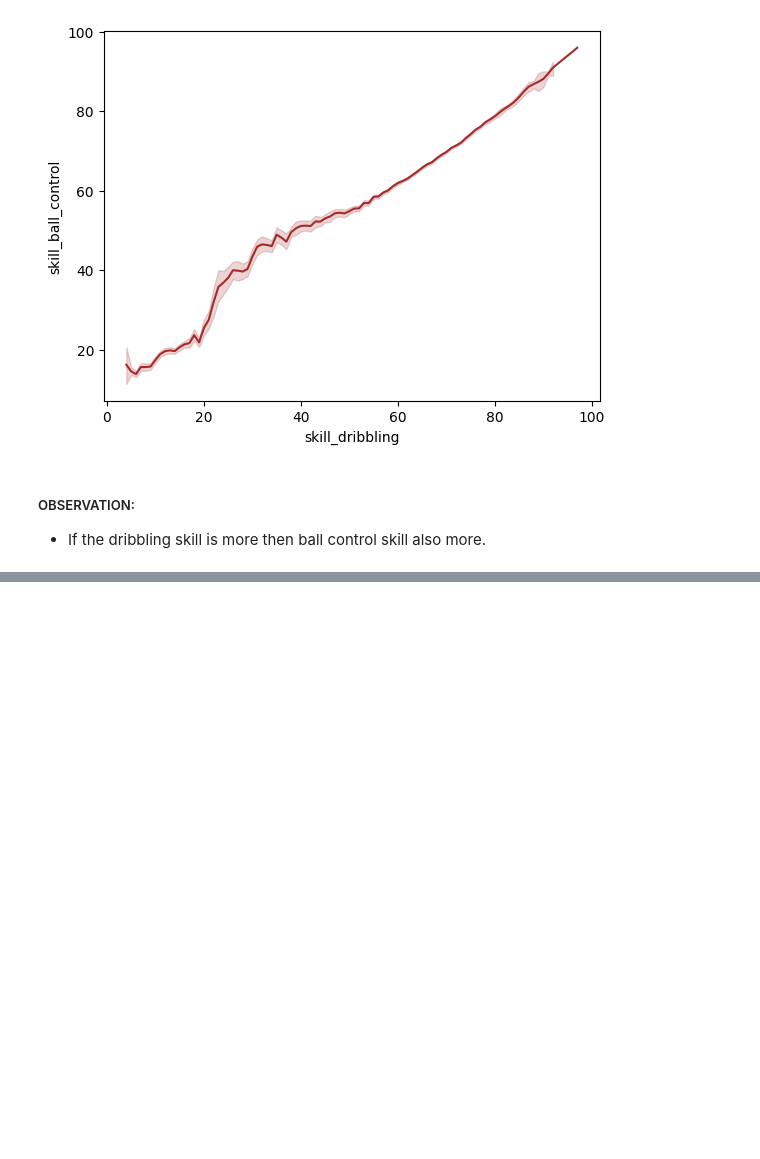
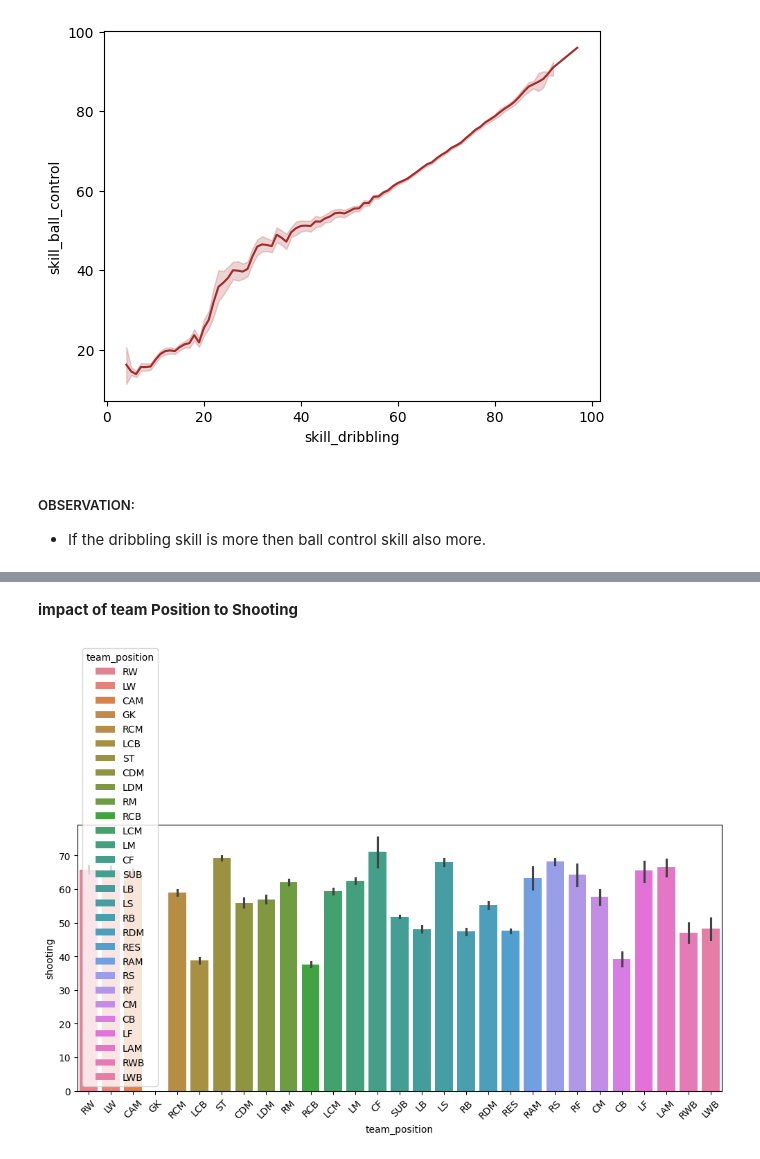
Before and after one commit to SudarshanIngole/Batch-18-2024, a Jupyter notebook: Final_PRCP_FIFA_20.ipynb, the cells around one changed output, grey strips where cells are left out. Saved outputs shown, nothing was run; the diff lists cells and outputs as text; code cells hidden in the pictures; blank space fills up the shorter version.

```diff
--- a/Final_PRCP_FIFA_20.ipynb
+++ b/Final_PRCP_FIFA_20.ipynb
@@ -744,0 +788,9 @@ plt.show()
+# %% [markdown]
+**impact of team Position to Shooting**
+# %%
+plt.figure(figsize=(12,5))
+sns.barplot(x='team_position',y='shooting',data=data, hue= 'team_position')
+plt.xticks(rotation=45)
+plt.show()
+# %% [output]
+[figure, added]
```
Also changed, not shown: parts of 20 cells of this notebook.
